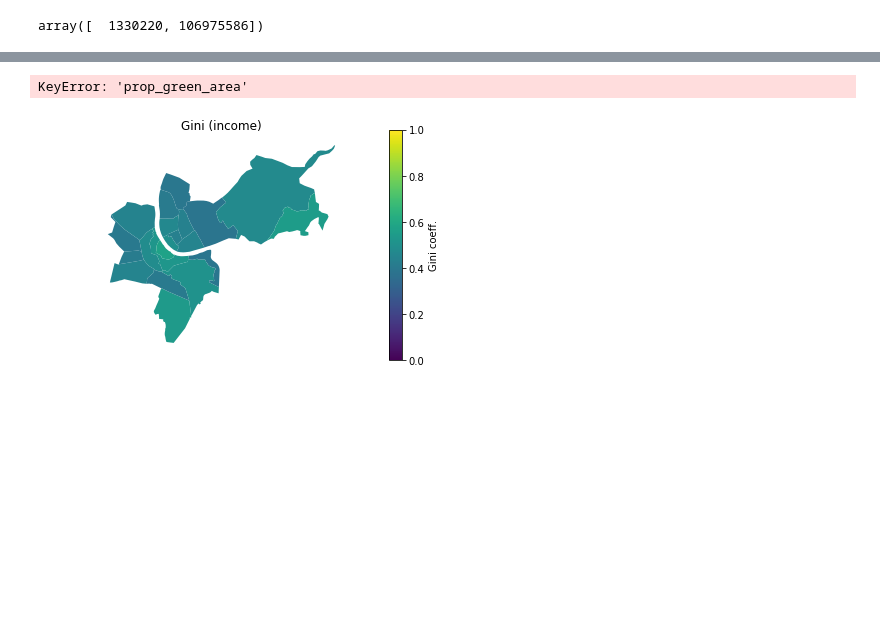
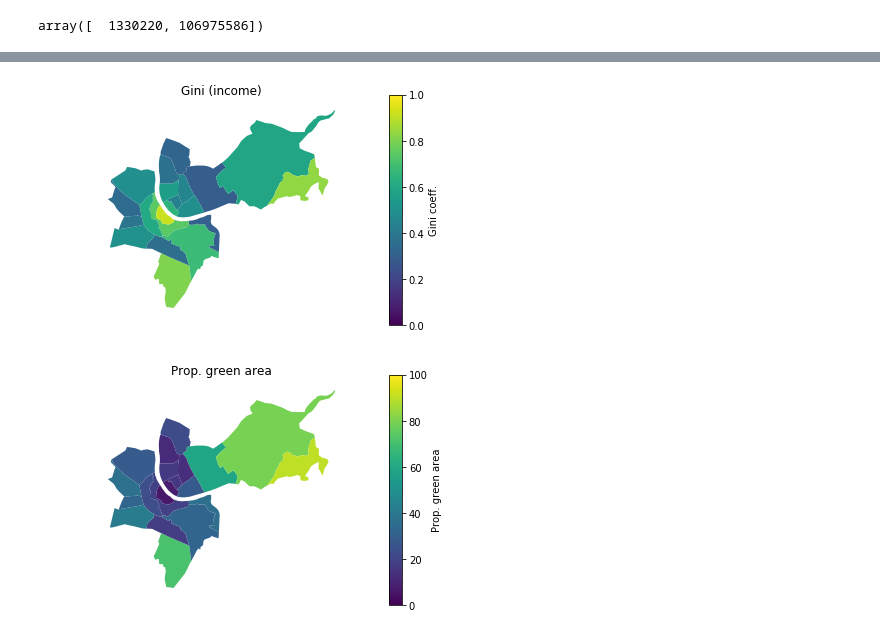
Before and after one commit to DataScienceForGood/TaxationInequality, a Jupyter notebook: planning/Meetup_2018.08.16/Mapping 2015 taxation data tutorial.ipynb, the cells around one changed output, grey strips where cells are left out. Saved outputs shown, nothing was run; the diff lists cells and outputs as text; code cells hidden in the pictures; blank space fills up the shorter version.

```diff
--- a/planning/Meetup_2018.08.16/Mapping 2015 taxation data tutorial.ipynb
+++ b/planning/Meetup_2018.08.16/Mapping 2015 taxation data tutorial.ipynb
@@ -526,5 +529,7 @@ vfPropWomenAtWork = load_sort_dataset('PropWomenAtWork')
 vfPropSwiss = load_sort_dataset('PropSwiss')
 vfPropApartments = load_sort_dataset('Prop1-2RoomApartments', 'PropApartments')
 vnNumRobberies = load_sort_dataset('NumRobberies')
+vnNumRobberies[np.isnan(vnNumRobberies)] = 0
 vfNumDogsPer100 = load_sort_dataset('NumDogsPer100', 'NumDogs')
 vfPopPerHectare = load_sort_dataset('PopPerHectare', 'PopPerHect')
+vfTotalIncome = np.asarray(dfTotalIncome['total_income'])
@@ -559,25 +667,25 @@ dfGini = pd.merge(dfGini, dfMapWVid_geoID,
 gdfMapGini = pd.merge(gdfMap, dfGini,
                       left_on = 'OBJECTID', right_on = 'geo_wohnviertel_id')
 # %%
-ax = gdfMapGini.plot(column = 'gini_income', vmin = 0, vmax = 1)
+ax = gdfMapGini.plot(column = 'gini_income', vmin = 0.3, vmax = .6)
 plt.axis('off')
 plt.title('Gini (income)')
 fig = ax.get_figure()
 cax = fig.add_axes([0.9, 0.1, 0.03, 0.8])
 sm = plt.cm.ScalarMappable(norm=plt.Normalize(vmin=0, vmax=1))
 # fake up the array of the scalar mappable. Urgh...
 sm._A = []
 fig.colorbar(sm, cax=cax).set_label('Gini coeff.')
 
-ax = gdfMapGini.plot(column = 'prop_green_area', vmin = 0, vmax = 100)
+ax = gdfMapGini.plot(column = 'PropGreenArea', vmin = 0, vmax = 100)
 plt.axis('off')
 plt.title('Prop. green area')
 fig = ax.get_figure()
 cax = fig.add_axes([0.9, 0.1, 0.03, 0.8])
 sm = plt.cm.ScalarMappable(norm=plt.Normalize(vmin=0, vmax=100))
 # fake up the array of the scalar mappable. Urgh...
 sm._A = []
 fig.colorbar(sm, cax=cax).set_label('Prop. green area')
 # %% [output]
-KeyError: 'prop_green_area'
-[figure, old version]
+[figure, new version]
+[figure, added]
```
Also changed, not shown: parts of 6 cells of this notebook, 1 other file.
